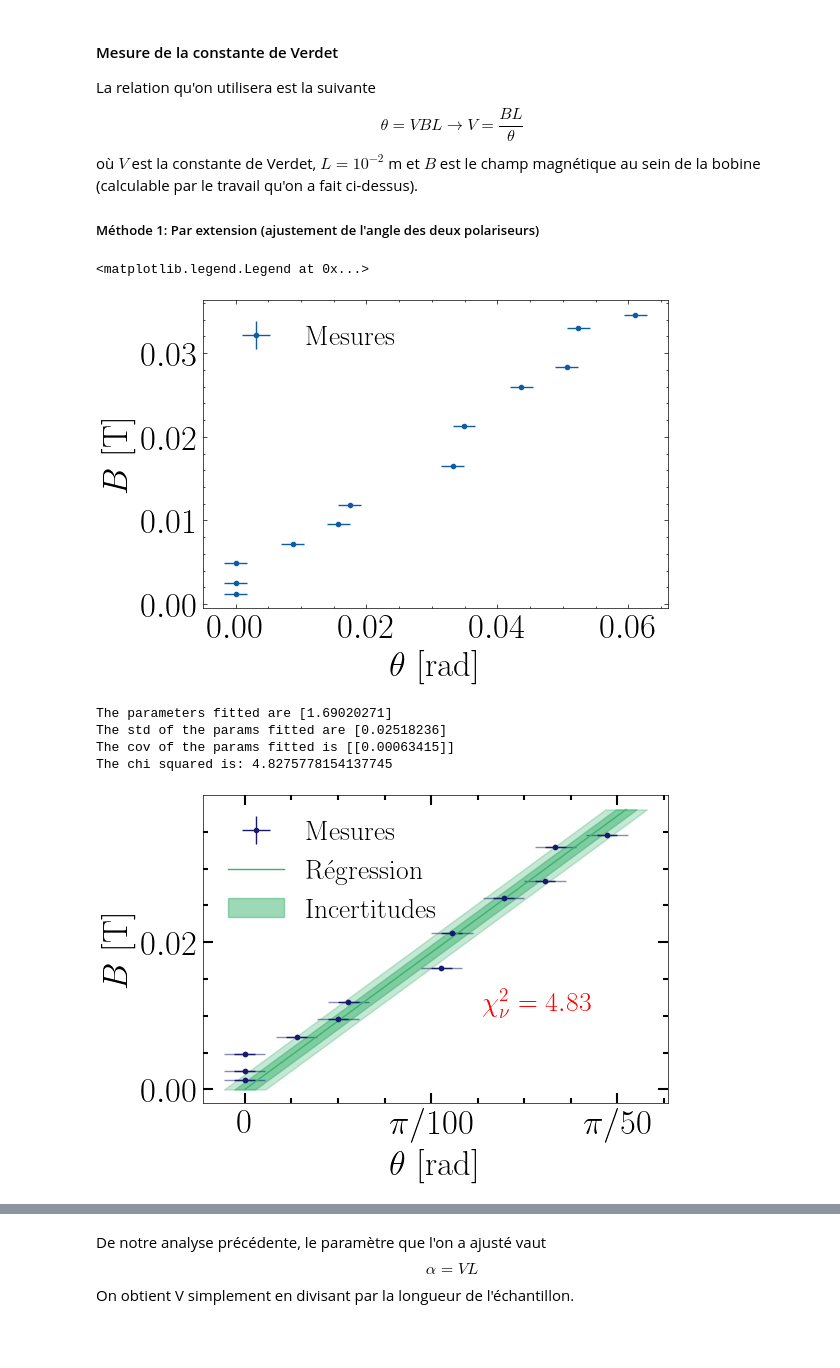
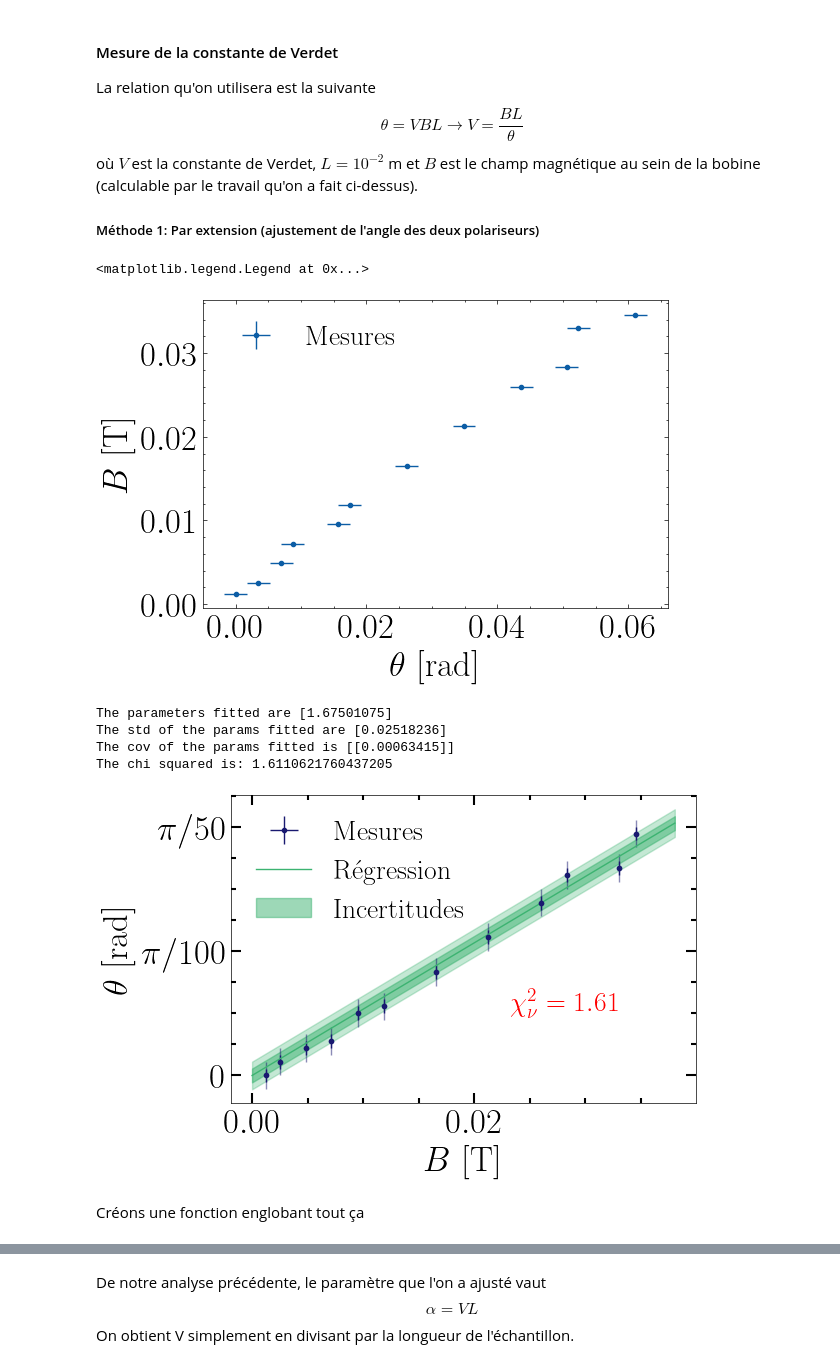
Before and after one commit to EnceladeCandy/phy3040, a Jupyter notebook: notebooks/faraday.ipynb, the cells around one changed output, grey strips where cells are left out. Saved outputs shown, nothing was run; the diff lists cells and outputs as text; code cells hidden in the pictures; blank space fills up the shorter version.

```diff
--- a/notebooks/faraday.ipynb
+++ b/notebooks/faraday.ipynb
@@ -206,33 +225,33 @@ où $V$ est la constante de Verdet, $L=10^{-2}$ m  et $B$ est le champ magnétiq
 # Importer les données (d = 9 cm, i.e. au milieu de la bobine)
 data = np.loadtxt(data_folder + "method_extension.txt", skiprows=1)
 theta0 = 168 * u.degree.to(u.radian)
-angle = data[:, 0] * u.degree.to(u.radian) - theta0  # radians
-std_angle = 0.1 * u.degree.to(u.radian)
+angle_1 = data[:, 0] * u.degree.to(u.radian) - theta0  # radians
+std_angle_extension = 0.1 * u.degree.to(u.radian)
 L = 10 * 1e-2 # meters
 Ib = data[:, 1]  # courant dans la bobine (A)
-B = Ib_to_B(Ib)
+B_1 = Ib_to_B(Ib)
 
 fig, ax = plt.subplots(1, 1, figsize = (6, 4))
-ax.errorbar(angle, B-B0, fmt = ".", label = "Mesures", xerr = std_angle, yerr = std_B)
+ax.errorbar(angle_1, B_1-B0, fmt = ".", label = "Mesures", xerr = std_angle_extension, yerr = std_B)
 ax.set(xlabel = r"$\theta$ [rad]", ylabel = r"$B$ [T]")
 ax.legend()
 # %% [output]
 <matplotlib.legend.Legend at 0x...>
-[figure, old version]
+[figure, new version]
 # %%
 def linear_2(x, params_fitted):
     return params_fitted * x
 
-x = B-B0
-y = angle # on échange puisque l'incertitude due à l'angle est plus importante ici
-sigma_y = std_angle
+x = B_1-B0
+y = angle_1 # on échange puisque l'incertitude due à l'angle est plus importante ici
+sigma_y = std_angle_extension
 
 Regression_extension= FrequentistRegression(
     degree = 1,
     sigma_noise = sigma_y
 )
 
-params_fitted, std_fitted = Regression_extension.fit(
+param_fitted_1, std_fitted = Regression_extension.fit(
     obs = y,
     x = x,
     ridge_reg = 1e-12,
@@ -241,57 +260,58 @@ params_fitted, std_fitted = Regression_extension.fit(
 
 y_pred = Regression_extension.forward_model()
 cov = Regression_extension.cov
-chi2 = Regression_extension.compute_chi2(obs = y)
+chi2_1 = Regression_extension.compute_chi2(obs = y)
 
-print("The parameters fitted are", params_fitted)
+print("The parameters fitted are", param_fitted_1)
 print("The std of the params fitted are", std_fitted)
 print("The cov of the params fitted is", cov)
-print("The chi squared is:", chi2)
+print("The chi squared is:", chi2_1)
 # %% [output]
-The parameters fitted are [1.69020271]
+The parameters fitted are [1.67501075]
 The std of the params fitted are [0.02518236]
 The cov of the params fitted is [[0.00063415]]
-The chi squared is: 4.8275778154137745
+The chi squared is: 1.6110621760437205
 # %%
-B_fit = np.linspace(0, 1.1 * x.max(), 500)
-y_pred_fit = linear_2(B_fit, params_fitted=params_fitted)
+B_fit_1 = np.linspace(0, 1.1 * x.max(), 500)
+y_pred_fit_1 = linear_2(B_fit_1, params_fitted=param_fitted_1)
 
 fig, ax = plt.subplots(1, 1, figsize = (6, 4))
 
-ax.errorbar(angle, B-B0, fmt = ".", label = "Mesures", xerr = std_angle, yerr = std_B, color = "midnightblue")
-ax.errorbar(angle, B-B0, fmt = ".", label = "Mesures", xerr = 2 * std_angle, yerr = 2 * std_B, color = "midnightblue", alpha = 0.5)
+ax.errorbar(x, angle_1,  fmt = ".", label = "Mesures", yerr = std_angle_extension, xerr = std_B, color = "midnightblue")
+ax.errorbar(x, angle_1, fmt = ".", label = "Mesures", yerr = 2 * std_angle_extension, xerr = 2 * std_B, color = "midnightblue", alpha = 0.5)
 
-ax.plot(y_pred_fit, B_fit, label = "Régression", color = "mediumseagreen")
+ax.plot(B_fit_1, y_pred_fit_1, label = "Régression", color = "mediumseagreen")
 
 
 k = 1
-ax.fill_betweenx(
-    y = B_fit,
-    x1 = y_pred_fit - k * std_angle,
-    x2 = y_pred_fit + k * std_angle,
+ax.fill_between(
+    x = B_fit_1,
+    y1 = y_pred_fit_1 - k * std_angle_extension,
+    y2 = y_pred_fit_1 + k * std_angle_extension,
     color = "mediumseagreen",
     label = "Incertitudes",
     alpha = 0.5
 )
 
-
 k = 2
-ax.fill_betweenx(
-    y = B_fit,
-    x1 = y_pred_fit - k * std_angle,
-    x2 = y_pred_fit + k * std_angle,
+ax.fill_between(
+    x = B_fit_1,
+    y1 = y_pred_fit_1 - k * std_angle_extension,
+    y2 = y_pred_fit_1 + k * std_angle_extension,
     color = "mediumseagreen",
     alpha = 0.3
 )
-ax.set(xlabel = r"$\theta$ [rad]", ylabel = r"$B$ [T]")
+ax.set(ylabel = r"$\theta$ [rad]", xlabel = r"$B$ [T]")
 handles, labels = plt.gca().get_legend_handles_labels()
 order = [2,0,1]
 ax.annotate(r"$\chi^2_\nu=%.2f$"%chi2, xy = (0.6, 0.3), xycoords = "axes fraction", color = "red", fontsize = 20)
 ax.tick_params(which = 'major', axis = 'both', length = 7, width = 1.5)
 ax.tick_params(which = 'minor', axis = 'both', length = 3.5, width = 1.5)
-ax.set_xticks([0, np.pi/100, np.pi/50])
-ax.set_xticklabels([r"0", r"$\pi/100$", r"$\pi/50$"])
+ax.set_yticks([0, np.pi/100, np.pi/50])
+ax.set_yticklabels([r"0", r"$\pi/100$", r"$\pi/50$"])
 ax.legend(loc = "upper left", handles = [handles[idx] for idx in order], labels = [labels[idx] for idx in order])
 plt.savefig(figure_folder + "method_extension.pdf", bbox_inches = "tight")
 # %% [output]
-[figure, old version]
+[figure, new version]
+# %% [markdown]
+Créons une fonction englobant tout ça
```
Also changed, not shown: parts of 21 cells of this notebook.
